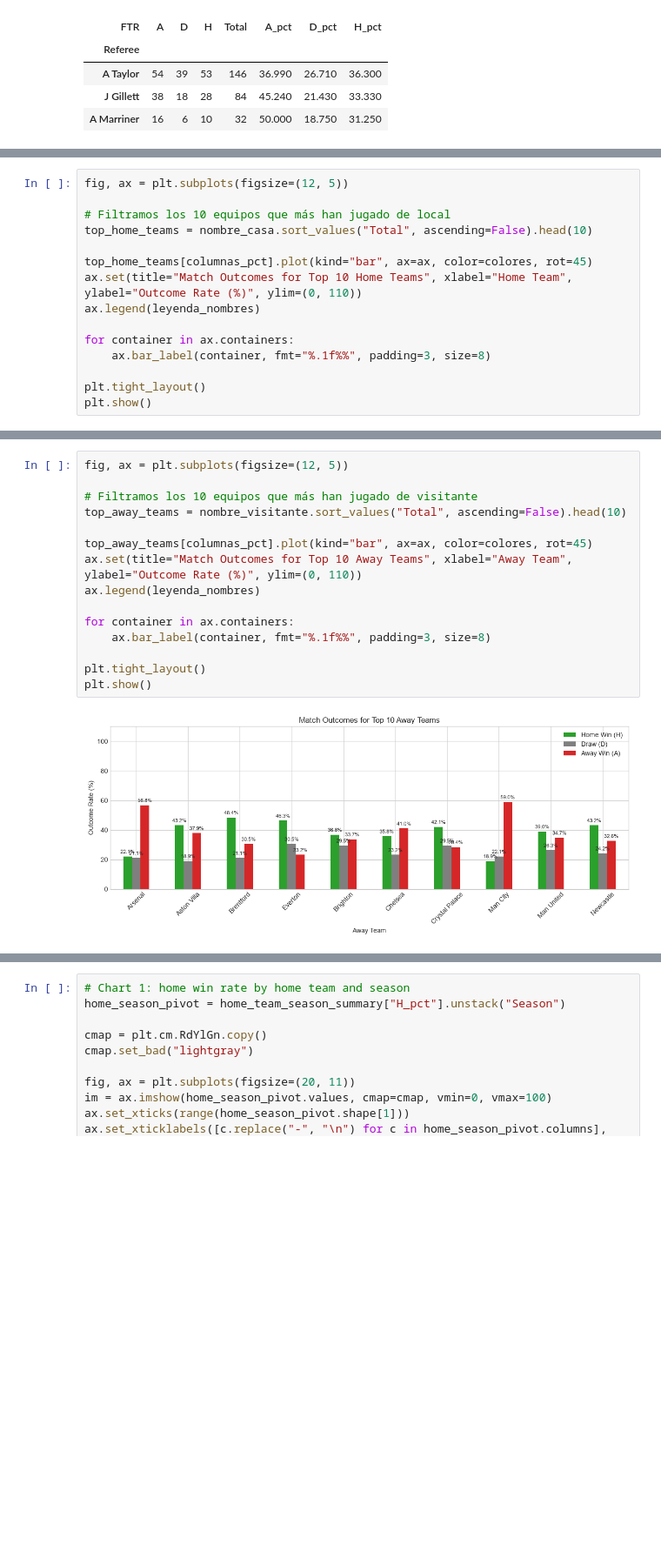
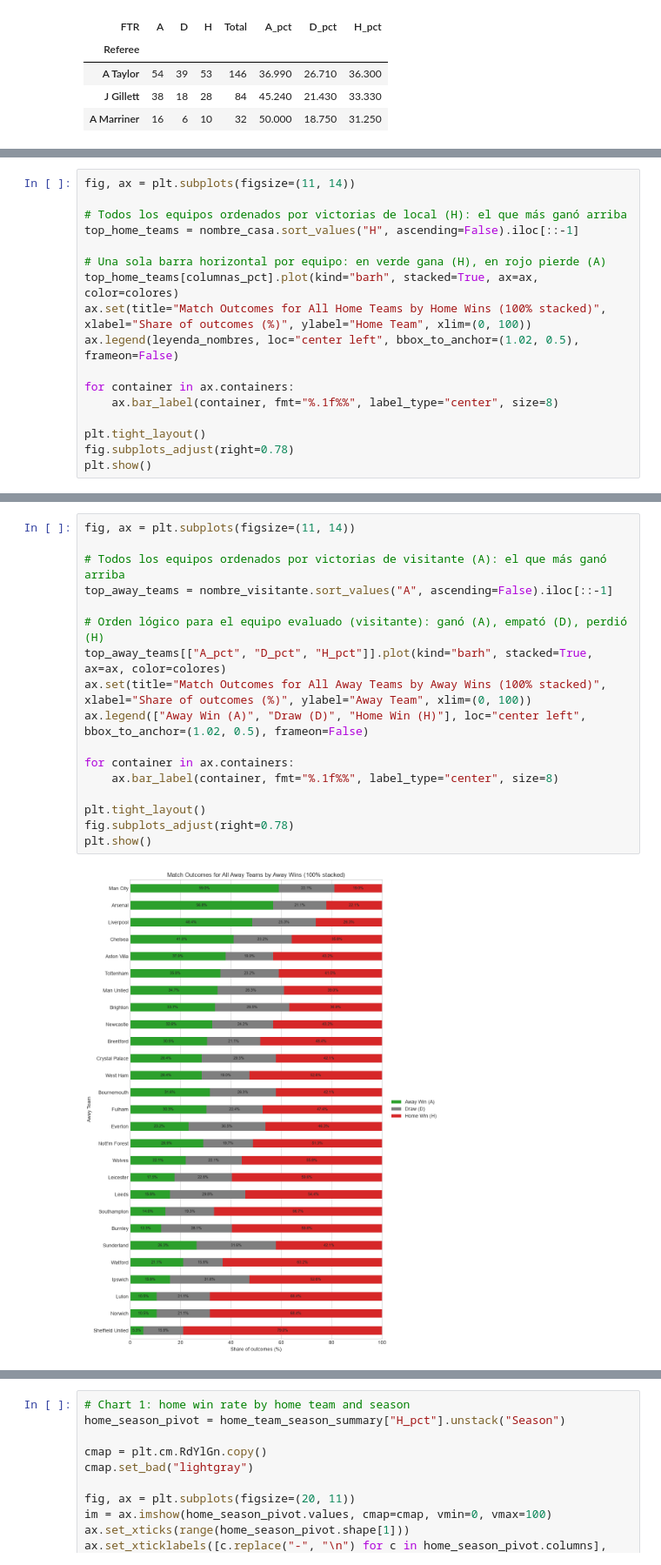
Before and after one commit to errodd/premier_league_football_predictor, a Jupyter notebook: notebooks/EDA.ipynb, the cells around one changed output, grey strips where cells are left out. Shown at 87% size. Drawn from its saved outputs; the diff is of its cells as text; blank space fills up the shorter version.

```diff
--- a/notebooks/EDA.ipynb
+++ b/notebooks/EDA.ipynb
@@ -460,16 +465,18 @@ display(referees_filtered.tail(3))
 # %%
-fig, ax = plt.subplots(figsize=(12, 5))
+fig, ax = plt.subplots(figsize=(11, 14))
 
-# Filtramos los 10 equipos que más han jugado de local
-top_home_teams = nombre_casa.sort_values("Total", ascending=False).head(10)
+# Todos los equipos ordenados por victorias de local (H): el que más ganó arriba
+top_home_teams = nombre_casa.sort_values("H", ascending=False).iloc[::-1]
 
-top_home_teams[columnas_pct].plot(kind="bar", ax=ax, color=colores, rot=45)
-ax.set(title="Match Outcomes for Top 10 Home Teams", xlabel="Home Team", ylabel="Outcome Rate (%)", ylim=(0, 110))
-ax.legend(leyenda_nombres)
+# Una sola barra horizontal por equipo: en verde gana (H), en rojo pierde (A)
+top_home_teams[columnas_pct].plot(kind="barh", stacked=True, ax=ax, color=colores)
+ax.set(title="Match Outcomes for All Home Teams by Home Wins (100% stacked)", xlabel="Share of outcomes (%)", ylabel="Home Team", xlim=(0, 100))
+ax.legend(leyenda_nombres, loc="center left", bbox_to_anchor=(1.02, 0.5), frameon=False)
 
 for container in ax.containers:
-    ax.bar_label(container, fmt="%.1f%%", padding=3, size=8)
+    ax.bar_label(container, fmt="%.1f%%", label_type="center", size=8)
 
 plt.tight_layout()
+fig.subplots_adjust(right=0.78)
 plt.show()
 # %% [output]
@@ -477,17 +490,19 @@ plt.show()
 # %%
-fig, ax = plt.subplots(figsize=(12, 5))
+fig, ax = plt.subplots(figsize=(11, 14))
 
-# Filtramos los 10 equipos que más han jugado de visitante
-top_away_teams = nombre_visitante.sort_values("Total", ascending=False).head(10)
+# Todos los equipos ordenados por victorias de visitante (A): el que más ganó arriba
+top_away_teams = nombre_visitante.sort_values("A", ascending=False).iloc[::-1]
 
-top_away_teams[columnas_pct].plot(kind="bar", ax=ax, color=colores, rot=45)
-ax.set(title="Match Outcomes for Top 10 Away Teams", xlabel="Away Team", ylabel="Outcome Rate (%)", ylim=(0, 110))
-ax.legend(leyenda_nombres)
+# Orden lógico para el equipo evaluado (visitante): ganó (A), empató (D), perdió (H)
+top_away_teams[["A_pct", "D_pct", "H_pct"]].plot(kind="barh", stacked=True, ax=ax, color=colores)
+ax.set(title="Match Outcomes for All Away Teams by Away Wins (100% stacked)", xlabel="Share of outcomes (%)", ylabel="Away Team", xlim=(0, 100))
+ax.legend(["Away Win (A)", "Draw (D)", "Home Win (H)"], loc="center left", bbox_to_anchor=(1.02, 0.5), frameon=False)
 
 for container in ax.containers:
-    ax.bar_label(container, fmt="%.1f%%", padding=3, size=8)
+    ax.bar_label(container, fmt="%.1f%%", label_type="center", size=8)
 
 plt.tight_layout()
+fig.subplots_adjust(right=0.78)
 plt.show()
 # %% [output]
-[figure, old version]
+[figure, new version]
```
Also changed, not shown: parts of 50 cells of this notebook.
